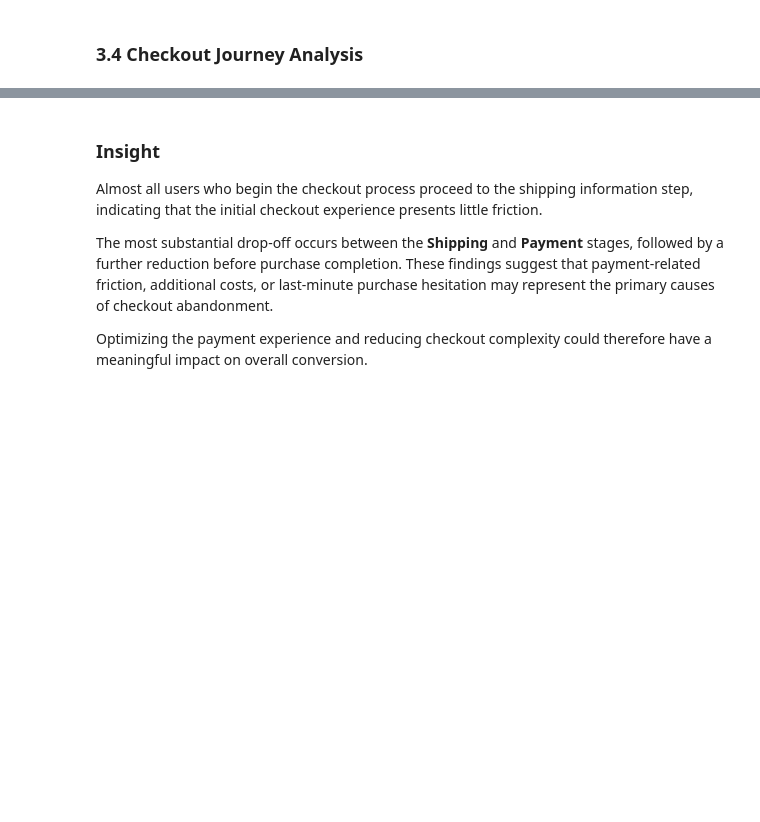
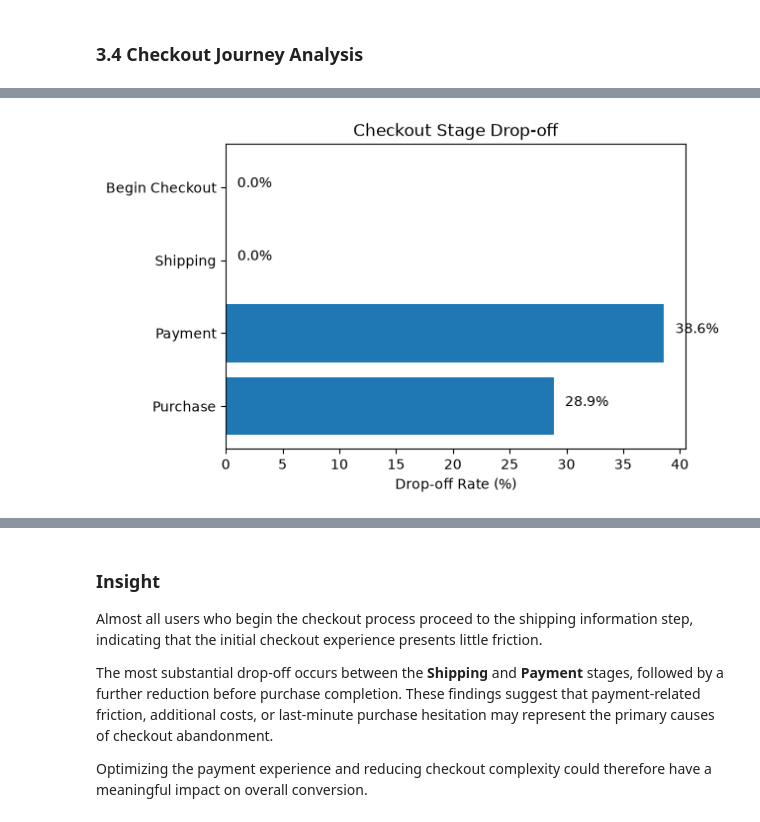
Before and after one commit to mosijituo049/ga4_product_analytics, a Jupyter notebook: notebooks/02_product_analysis.ipynb, the cells around one changed output, grey strips where cells are left out. Cells and saved outputs as stored; diff of their text form; code cells hidden in the pictures; blank space fills up the shorter version.

```diff
--- a/notebooks/02_product_analysis.ipynb
+++ b/notebooks/02_product_analysis.ipynb
@@ -360,0 +373,19 @@ pd.DataFrame({
+# %%
+plt.figure(figsize=(6,4))
+
+plt.barh(
+    checkout_funnel["Stage"],
+    checkout_funnel["Drop-off Rate"]
+)
+
+plt.xlabel("Drop-off Rate (%)")
+plt.title("Checkout Stage Drop-off")
+
+for i,v in enumerate(checkout_funnel["Drop-off Rate"]):
+    plt.text(v+1,i,f"{v:.1f}%")
+
+plt.gca().invert_yaxis()
+
+plt.show()
+# %% [output]
+[figure, added]
```
Also changed, not shown: parts of 2 cells of this notebook, 3 other files.
